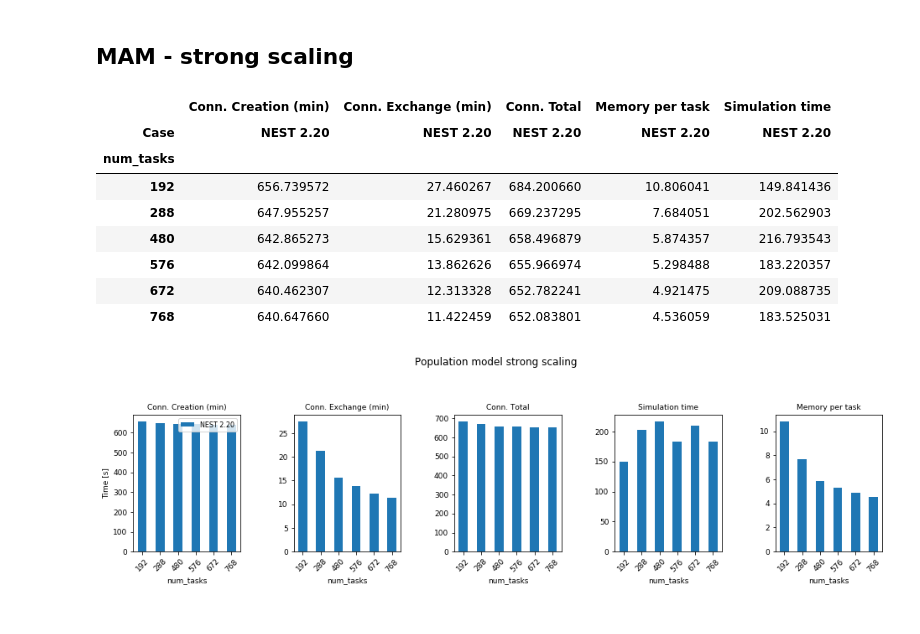
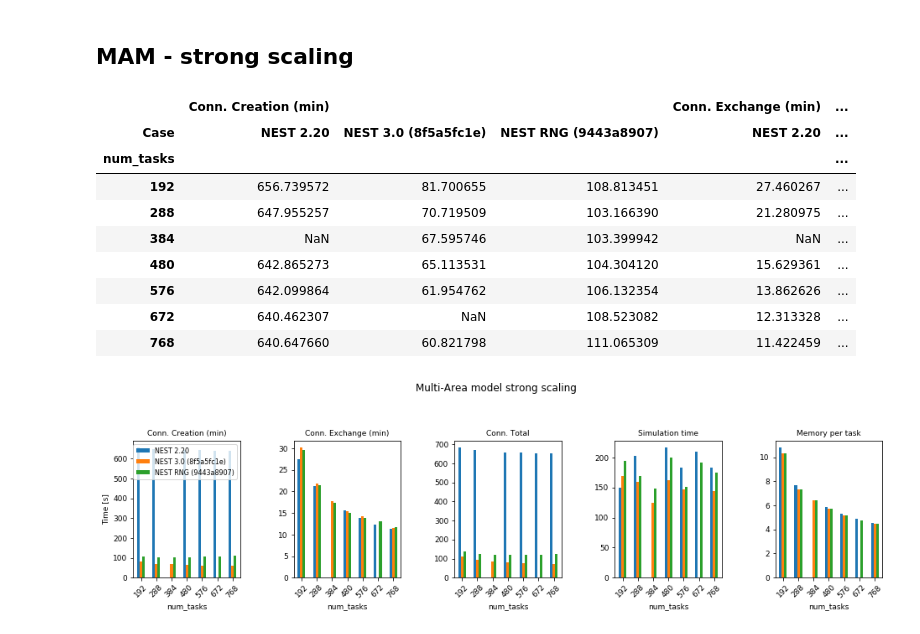
Before and after one commit to INM-6/beNNch, a Jupyter notebook: results/NEST_3_0_benchmark_results/new_random_number.ipynb, the cells around one changed output. Drawn from its saved outputs; the diff is of its cells as text; code cells hidden in the pictures.

Commit message:
rng results

```diff
--- a/results/NEST_3_0_benchmark_results/new_random_number.ipynb
+++ b/results/NEST_3_0_benchmark_results/new_random_number.ipynb
@@ -396,32 +399,33 @@ MAM_s['N_conns_sum'].plot(kind='bar', title="Num. connections", figsize=(5,5))
 # %%
 MAM_strong_220 = pd.read_csv('results/multi-area_model_2_20_daint_strong_scaling.csv')
 MAM_strong_220['Case'] = ['NEST 2.20'] * len(MAM_strong_220)
 
-#MAM_strong_8f = pd.read_csv('results/multi-area_model_3_0_8f5a5fc1e_daint_strong_scaling.csv')
-#MAM_strong_8f['Case'] = ['NEST 3.0 (8f5a5fc1e)'] * len(MAM_3_strong_8f)
+MAM_strong_8f = pd.read_csv('results/multi-area_model_3_0_8f5a5fc1e_daint_strong_scaling.csv')
+MAM_strong_8f['Case'] = ['NEST 3.0 (8f5a5fc1e)'] * len(MAM_strong_8f)
 
-#MAM_strong_rng = pd.read_csv('results/rng/multi-area_model_rng_9443a8907_daint_strong_scaling.csv')
-#MAM_strong_rng['Case'] = ['NEST RNG (9443a8907)'] * len(MAM_strong_rng)
+MAM_strong_rng = pd.read_csv('results/rng/multi-area_model_rng_9443a8907_daint_strong_scaling.csv')
+MAM_strong_rng['Case'] = ['NEST RNG (9443a8907)'] * len(MAM_strong_rng)
 
-MAM_strong = pd.concat([MAM_strong_220])#, MAM_strong_8f, MAM_strong_rng])
+MAM_strong = pd.concat([MAM_strong_220, MAM_strong_8f, MAM_strong_rng])
 
 MAM_strong = calculate_T_conn_and_memory(MAM_strong)
 MAM_strong['Memory per task'] = (MAM_strong['VSize_sum']/MAM_strong['num_tasks'])*1024/1024**3
 values=['Conn. Creation (min)', 'Conn. Exchange (min)', 'Conn. Total', 'Memory per task']
-MAM_strong_p = plot_compare(MAM_strong, 'figures/rng/population_model_strong_scaling.pdf',
+MAM_strong_p = plot_compare(MAM_strong, 'figures/rng/multi-area_model_strong_scaling.png',
                             values=values, index='num_tasks', plot_T_sim=True,
                             legend_loc='upper right',
-                            title='Population model strong scaling')
+                            title='Multi-Area model strong scaling')
 
 MAM_strong_p
 # %% [output]
-|  | Conn. Creation (min) | Conn. Exchange (min) | Conn. Total | Memory per task | Simulation time |
-| Case | NEST 2.20 | NEST 2.20 | NEST 2.20 | NEST 2.20 | NEST 2.20 |
-| num_tasks |  |  |  |  |  |
-| 192 | 656.739572 | 27.460267 | 684.200660 | 10.806041 | 149.841436 |
-| 288 | 647.955257 | 21.280975 | 669.237295 | 7.684051 | 202.562903 |
-| 480 | 642.865273 | 15.629361 | 658.496879 | 5.874357 | 216.793543 |
-| 576 | 642.099864 | 13.862626 | 655.966974 | 5.298488 | 183.220357 |
-| 672 | 640.462307 | 12.313328 | 652.782241 | 4.921475 | 209.088735 |
-| 768 | 640.647660 | 11.422459 | 652.083801 | 4.536059 | 183.525031 |
+|  | Conn. Creation (min) |  |  | Conn. Exchange (min) | ... |
+| Case | NEST 2.20 | NEST 3.0 (8f5a5fc1e) | NEST RNG (9443a8907) | NEST 2.20 | ... |
+| num_tasks |  |  |  |  | ... |
+| 192 | 656.739572 | 81.700655 | 108.813451 | 27.460267 | ... |
+| 288 | 647.955257 | 70.719509 | 103.166390 | 21.280975 | ... |
+| 384 | NaN | 67.595746 | 103.399942 | NaN | ... |
+| 480 | 642.865273 | 65.113531 | 104.304120 | 15.629361 | ... |
+| 576 | 642.099864 | 61.954762 | 106.132354 | 13.862626 | ... |
+| 672 | 640.462307 | NaN | 108.523082 | 12.313328 | ... |
+| 768 | 640.647660 | 60.821798 | 111.065309 | 11.422459 | ... |
-[figure, old version]
+[figure, new version]
```
Also changed, not shown: parts of 9 cells of this notebook, 18 other files.
